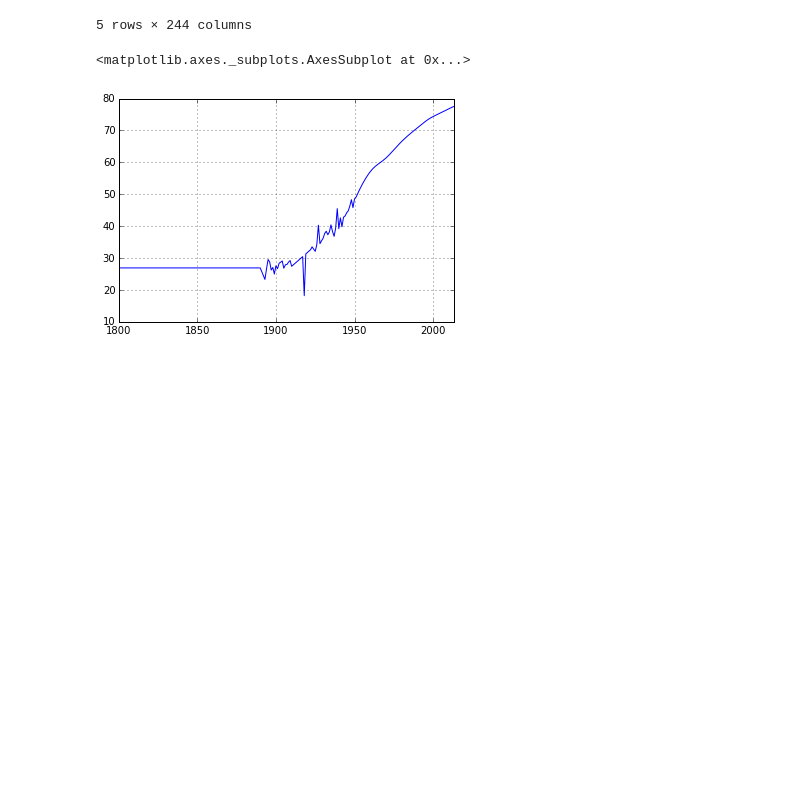
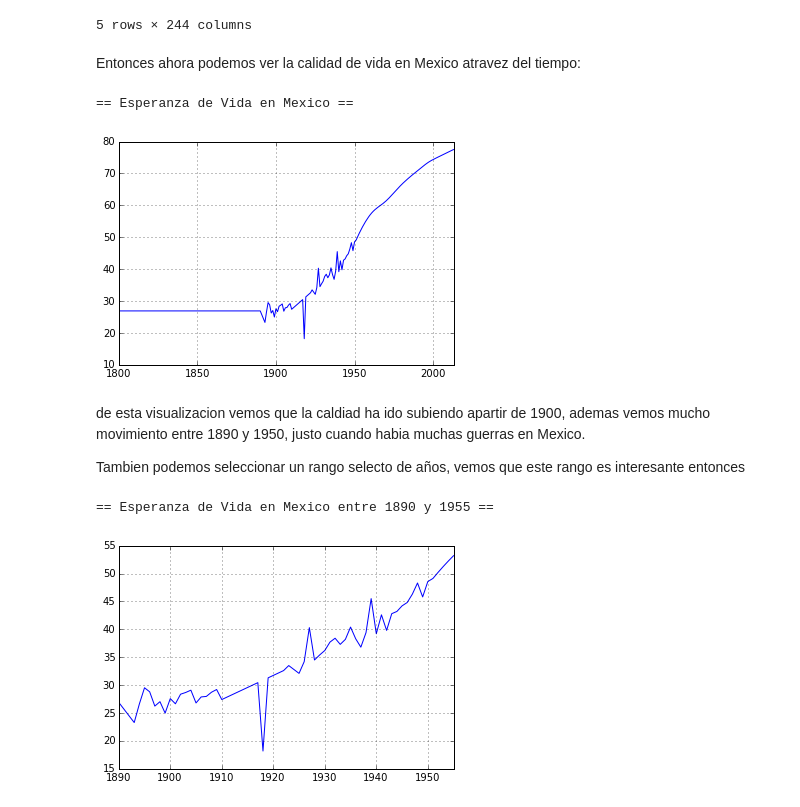
Before and after one commit to beangoben/lerningMachin, a Jupyter notebook: Pandas/PandasIntro.ipynb, the cells around one changed output. Cells and saved outputs as stored; diff of their text form; code cells hidden in the pictures; blank space fills up the shorter version.

```diff
--- a/Pandas/PandasIntro.ipynb
+++ b/Pandas/PandasIntro.ipynb
@@ -208,9 +209,23 @@ df.head()
 | 1803 | 28.180260 | 35.4 | 28.8224 | NaN | NaN | 26.98 | NaN | ... |
 | 1804 | 28.170013 | 35.4 | 28.8224 | NaN | NaN | 26.98 | NaN | ... |
 5 rows × 244 columns
+# %% [markdown]
+Entonces ahora podemos ver la calidad de vida en Mexico atravez del tiempo:
 # %%
 df['Mexico'].plot()
-print
+print("== Esperanza de Vida en Mexico ==")
 # %% [output]
-<matplotlib.axes._subplots.AxesSubplot at 0x...>
+== Esperanza de Vida en Mexico ==
 [figure]
+# %% [markdown]
+de esta visualizacion vemos que la caldiad ha ido subiendo apartir de 1900, ademas vemos mucho movimiento entre 1890 y 1950, justo cuando habia muchas guerras en Mexico.
+
+Tambien podemos seleccionar un rango selecto de años, vemos que este rango es interesante entonces
+# %%
+subdf=df[ df.index >= 1890 ]
+subdf=subdf[ subdf.index <= 1955 ]
+subdf['Mexico'].plot()
+print("== Esperanza de Vida en Mexico entre 1890 y 1955 ==")
+# %% [output]
+== Esperanza de Vida en Mexico entre 1890 y 1955 ==
+[figure, added]
```
Also changed, not shown: parts of 6 cells of this notebook.
